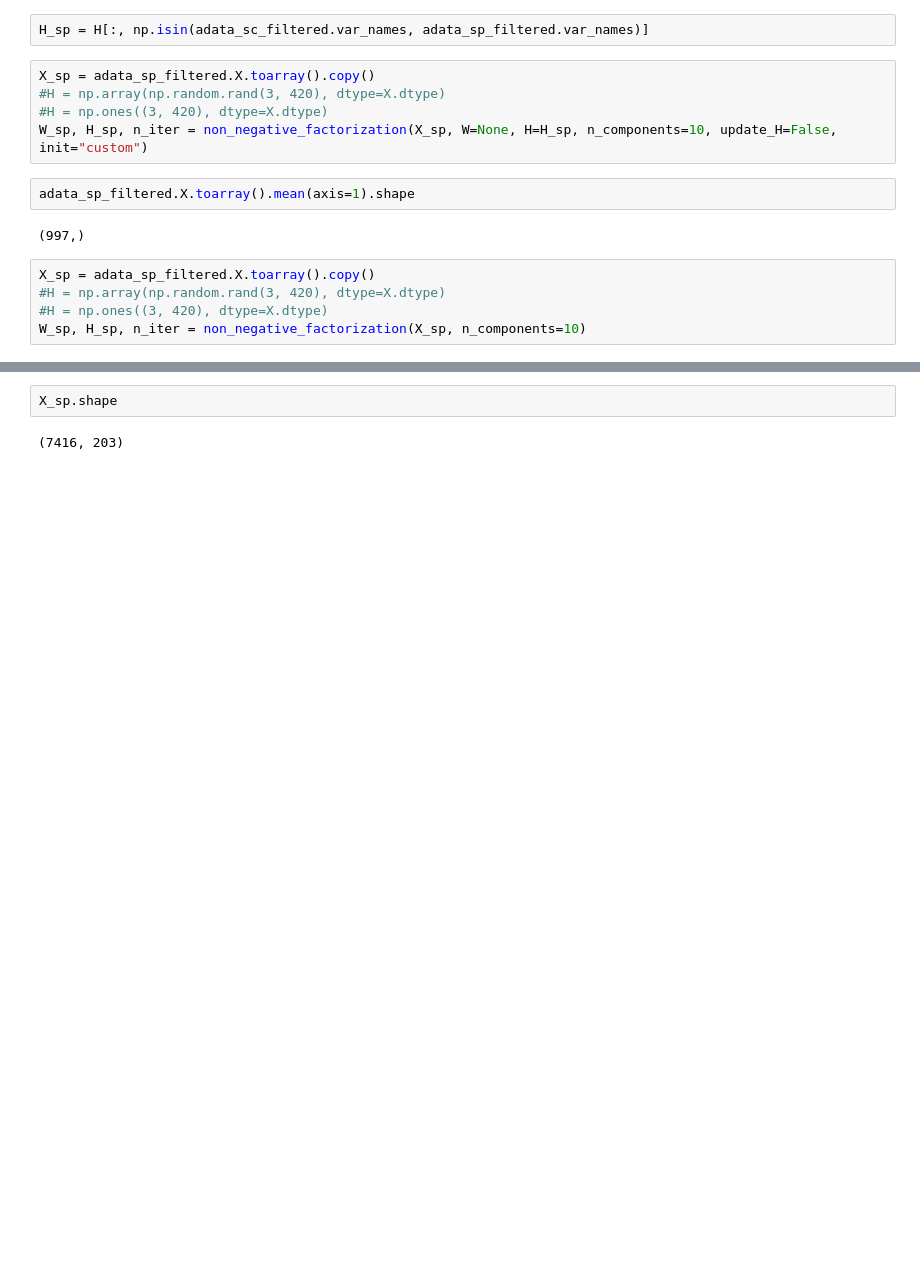
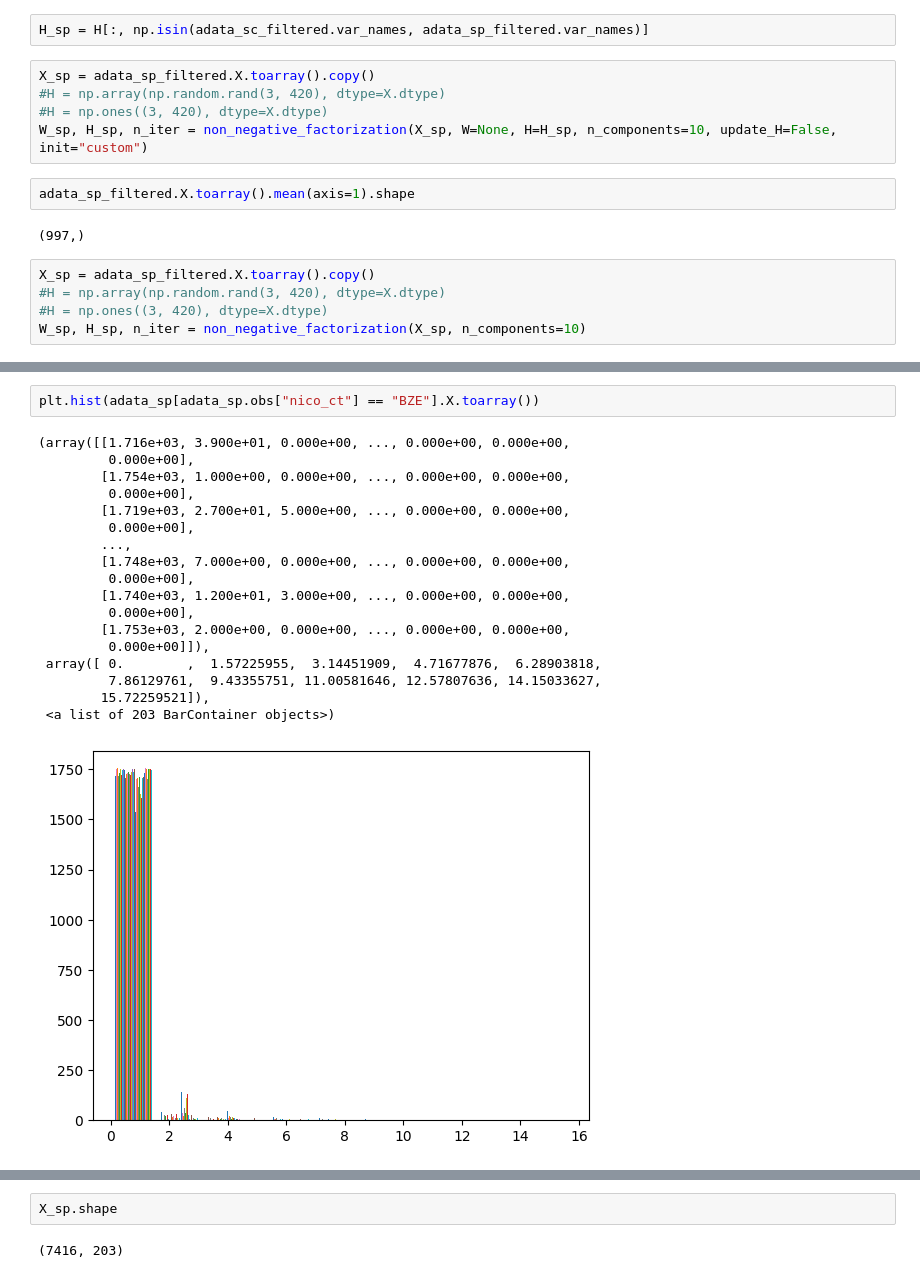
Before and after one commit to egerc/spatial_transcript_inference, a Jupyter notebook: 250128-NMF_Reconstruction.ipynb, the cells around one changed output, grey strips where cells are left out. Drawn from its saved outputs; the diff is of its cells as text; blank space fills up the shorter version.

```diff
--- a/250128-NMF_Reconstruction.ipynb
+++ b/250128-NMF_Reconstruction.ipynb
@@ -354,0 +487,21 @@ W_sp, H_sp, n_iter = non_negative_factorization(X_sp, n_components=10)
+# %%
+plt.hist(adata_sp[adata_sp.obs["nico_ct"] == "BZE"].X.toarray())
+# %% [output]
+(array([[1.716e+03, 3.900e+01, 0.000e+00, ..., 0.000e+00, 0.000e+00,
+         0.000e+00],
+        [1.754e+03, 1.000e+00, 0.000e+00, ..., 0.000e+00, 0.000e+00,
+         0.000e+00],
+        [1.719e+03, 2.700e+01, 5.000e+00, ..., 0.000e+00, 0.000e+00,
+         0.000e+00],
+        ...,
+        [1.748e+03, 7.000e+00, 0.000e+00, ..., 0.000e+00, 0.000e+00,
+         0.000e+00],
+        [1.740e+03, 1.200e+01, 3.000e+00, ..., 0.000e+00, 0.000e+00,
+         0.000e+00],
+        [1.753e+03, 2.000e+00, 0.000e+00, ..., 0.000e+00, 0.000e+00,
+         0.000e+00]]),
+ array([ 0.        ,  1.57225955,  3.14451909,  4.71677876,  6.28903818,
+         7.86129761,  9.43355751, 11.00581646, 12.57807636, 14.15033627,
+        15.72259521]),
+ <a list of 203 BarContainer objects>)
+[figure, added]
```
Also changed, not shown: parts of 128 cells of this notebook.
